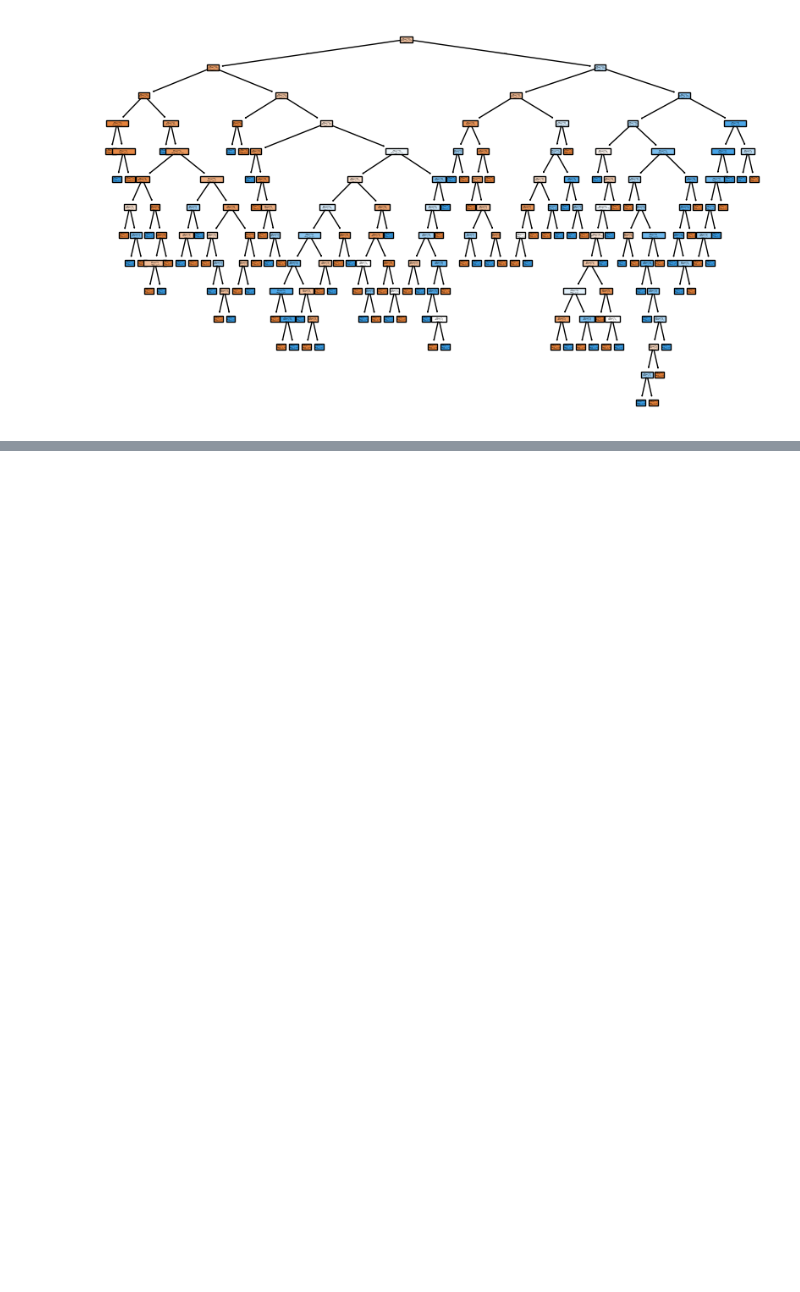
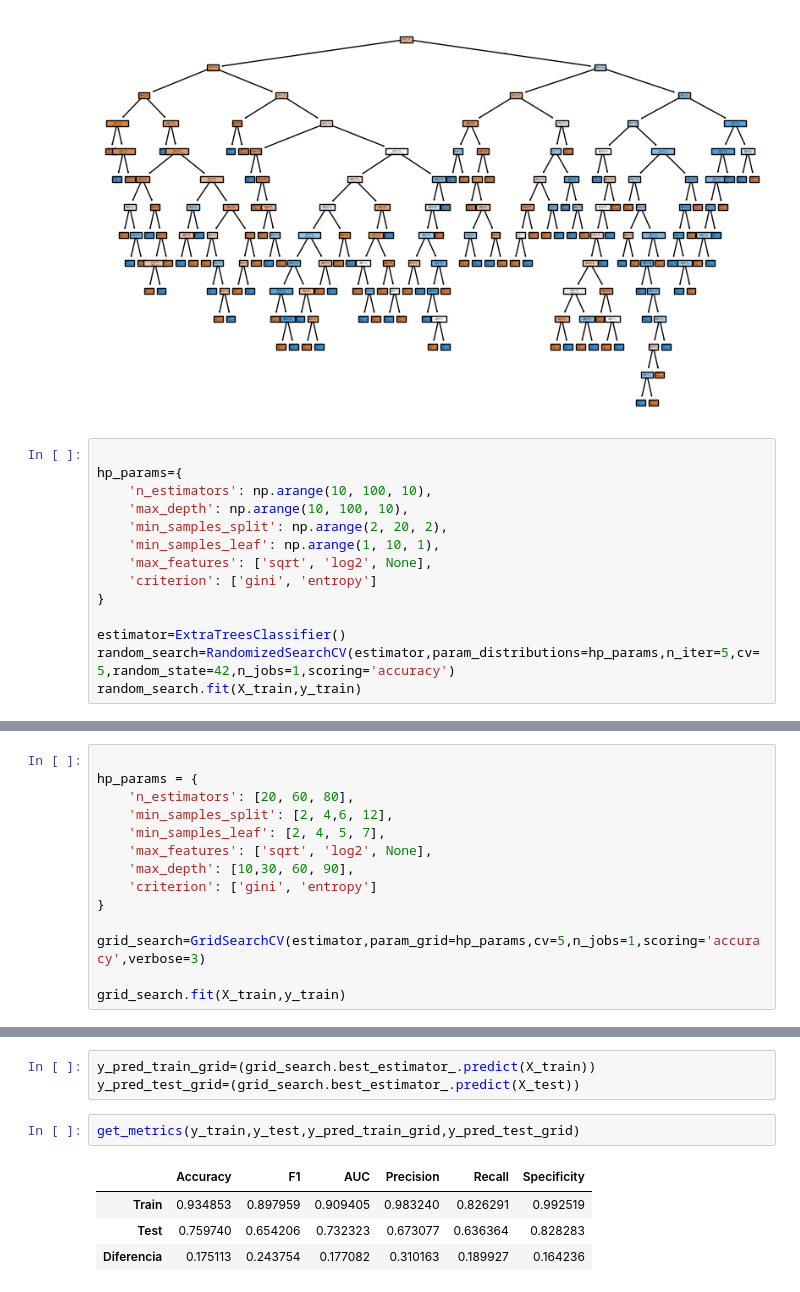
Before and after one commit to Uplyuz/DecisionTree, a Jupyter notebook: src/explore.ipynb, the cells around one changed output, grey strips where cells are left out. Drawn from its saved outputs; the diff is of its cells as text; blank space fills up the shorter version.

```diff
--- a/src/explore.ipynb
+++ b/src/explore.ipynb
@@ -229,3 +249,17 @@ plot_tree(complex_tree,feature_names=list(X_train.columns),class_names=['0','1']
  Text(0.9711538461538461, 0.6071428571428571, 'gini = 0.0\nsamples = 3\nvalue = [0, 3]\nclass = 1'),
  Text(0.9903846153846154, 0.6071428571428571, 'gini = 0.0\nsamples = 2\nvalue = [2, 0]\nclass = 0')]
 [figure]
+# %%
+
+hp_params={
+    'n_estimators': np.arange(10, 100, 10),
+    'max_depth': np.arange(10, 100, 10),
+    'min_samples_split': np.arange(2, 20, 2),
+    'min_samples_leaf': np.arange(1, 10, 1),
+    'max_features': ['sqrt', 'log2', None],
+    'criterion': ['gini', 'entropy']
+}
+
+estimator=ExtraTreesClassifier()
+random_search=RandomizedSearchCV(estimator,param_distributions=hp_params,n_iter=5,cv=5,random_state=42,n_jobs=1,scoring='accuracy')
+random_search.fit(X_train,y_train)
@@ -231,0 +314,14 @@ plot_tree(complex_tree,feature_names=list(X_train.columns),class_names=['0','1']
+# %%
+
+hp_params = {
+    'n_estimators': [20, 60, 80],
+    'min_samples_split': [2, 4,6, 12],
+    'min_samples_leaf': [2, 4, 5, 7],
+    'max_features': ['sqrt', 'log2', None],
+    'max_depth': [10,30, 60, 90],
+    'criterion': ['gini', 'entropy']
+}
+
+grid_search=GridSearchCV(estimator,param_grid=hp_params,cv=5,n_jobs=1,scoring='accuracy',verbose=3)
+
+grid_search.fit(X_train,y_train)
@@ -231,0 +368,10 @@ plot_tree(complex_tree,feature_names=list(X_train.columns),class_names=['0','1']
+# %%
+y_pred_train_grid=(grid_search.best_estimator_.predict(X_train))
+y_pred_test_grid=(grid_search.best_estimator_.predict(X_test))
+# %%
+get_metrics(y_train,y_test,y_pred_train_grid,y_pred_test_grid)
+# %% [output]
+|  | Accuracy | F1 | AUC | Precision | Recall | Specificity |
+| Train | 0.934853 | 0.897959 | 0.909405 | 0.983240 | 0.826291 | 0.992519 |
+| Test | 0.759740 | 0.654206 | 0.732323 | 0.673077 | 0.636364 | 0.828283 |
+| Diferencia | 0.175113 | 0.243754 | 0.177082 | 0.310163 | 0.189927 | 0.164236 |
```
Also changed, not shown: parts of 16 cells of this notebook, 1 other file.
